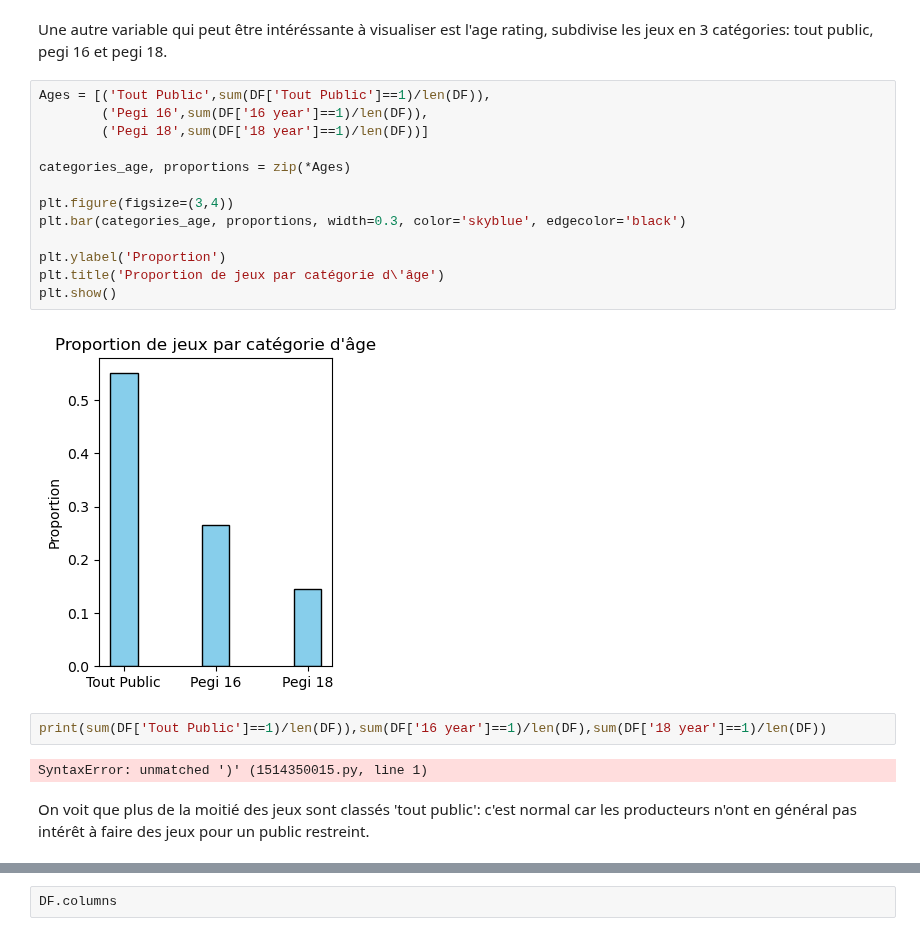
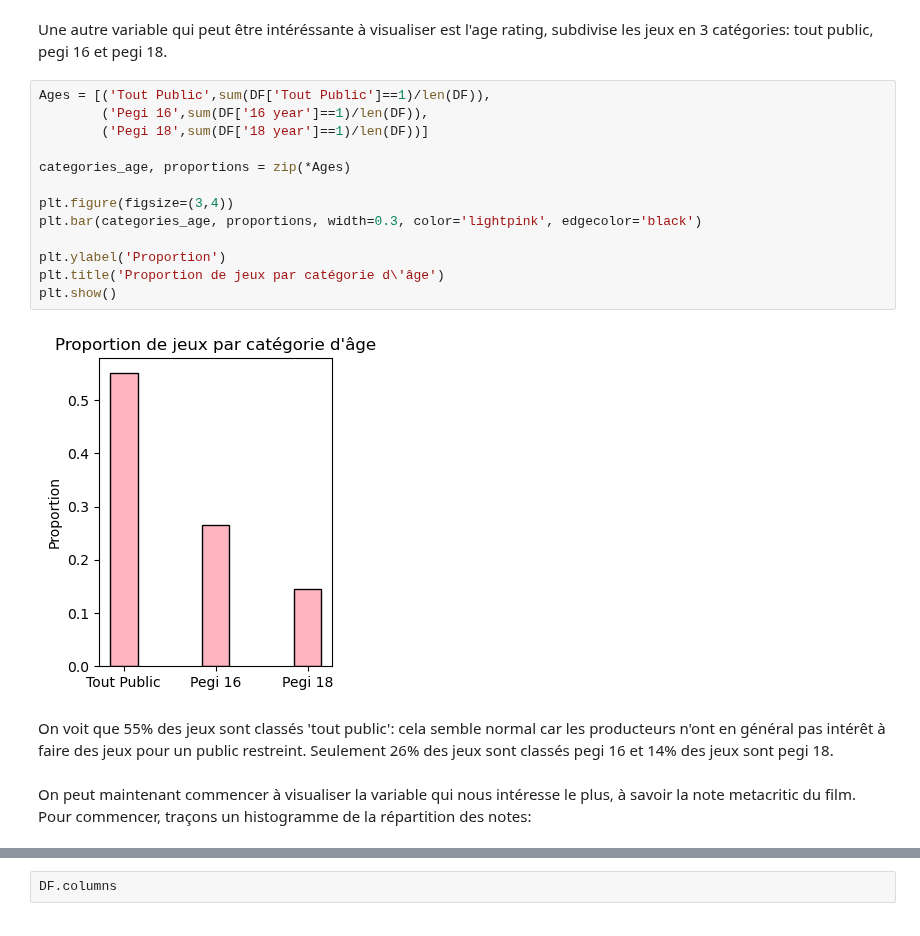
Before and after one commit to PyTomSss/PythonProjects, a Jupyter notebook: Project_Notebook.ipynb, the cells around one changed output, grey strips where cells are left out. Cells and saved outputs as stored; diff of their text form.

Commit message:
notes

```diff
--- a/Project_Notebook.ipynb
+++ b/Project_Notebook.ipynb
@@ -1051,21 +1051,19 @@ tout public, pegi 16 et pegi 18.
 # %%
 Ages = [('Tout Public',sum(DF['Tout Public']==1)/len(DF)),
         ('Pegi 16',sum(DF['16 year']==1)/len(DF)),
         ('Pegi 18',sum(DF['18 year']==1)/len(DF))]
 
 categories_age, proportions = zip(*Ages)
 
 plt.figure(figsize=(3,4))
-plt.bar(categories_age, proportions, width=0.3, color='skyblue', edgecolor='black')
+plt.bar(categories_age, proportions, width=0.3, color='lightpink', edgecolor='black')
 
 plt.ylabel('Proportion')
 plt.title('Proportion de jeux par catégorie d\'âge')
 plt.show()
 # %% [output]
-[figure, old version]
+[figure, new version]
-# %%
-print(sum(DF['Tout Public']==1)/len(DF)),sum(DF['16 year']==1)/len(DF),sum(DF['18 year']==1)/len(DF))
-# %% [output]
-SyntaxError: unmatched ')' (1514350015.py, line 1)
 # %% [markdown]
-On voit que plus de la moitié des jeux sont classés 'tout public': c'est normal car les producteurs n'ont en général pas intérêt à faire des jeux pour un public restreint.
+On voit que 55% des jeux sont classés 'tout public': cela semble normal car les producteurs n'ont en général pas intérêt à faire des jeux pour un public restreint. Seulement 26% des jeux sont classés pegi 16 et 14% des jeux sont pegi 18.
+# %% [markdown]
+On peut maintenant commencer à visualiser la variable qui nous intéresse le plus, à savoir la note metacritic du film. Pour commencer, traçons un histogramme de la répartition des notes:
```
Also changed, not shown: parts of 3 cells of this notebook.
